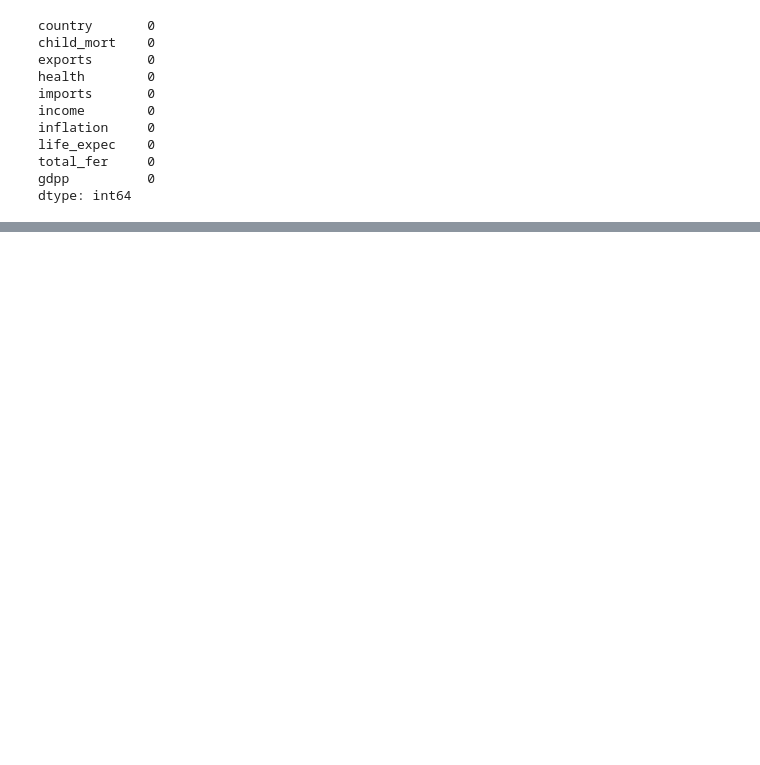
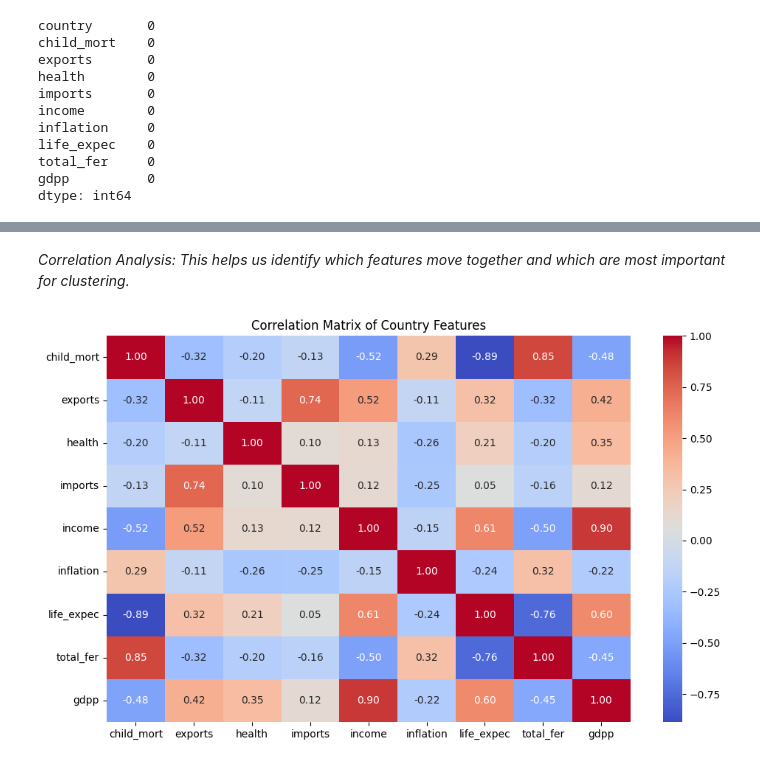
Before and after one commit to divyansharrma10/CEI_Assignments_Divyansh_Sharma_PIET, a Jupyter notebook: week3_Divyansh_Sharma_PIET.ipynb, the cells around one changed output, grey strips where cells are left out. Cells and saved outputs as stored; diff of their text form; code cells hidden in the pictures; blank space fills up the shorter version.

```diff
--- a/week3_Divyansh_Sharma_PIET.ipynb
+++ b/week3_Divyansh_Sharma_PIET.ipynb
@@ -98,0 +250,10 @@ np.int64(0)
+# %% [markdown]
+*Correlation Analysis: This helps us identify which features move together and which are most important for clustering.*
+# %%
+plt.figure(figsize=(10,6))
+sns.heatmap(df.drop("country", axis=1).corr(), annot=True, fmt=".2f", cmap="coolwarm")
+plt.title("Correlation Matrix of Country Features")
+plt.tight_layout()
+plt.show()
+# %% [output]
+[figure, added]
```
Also changed, not shown: parts of 70 cells of this notebook.
